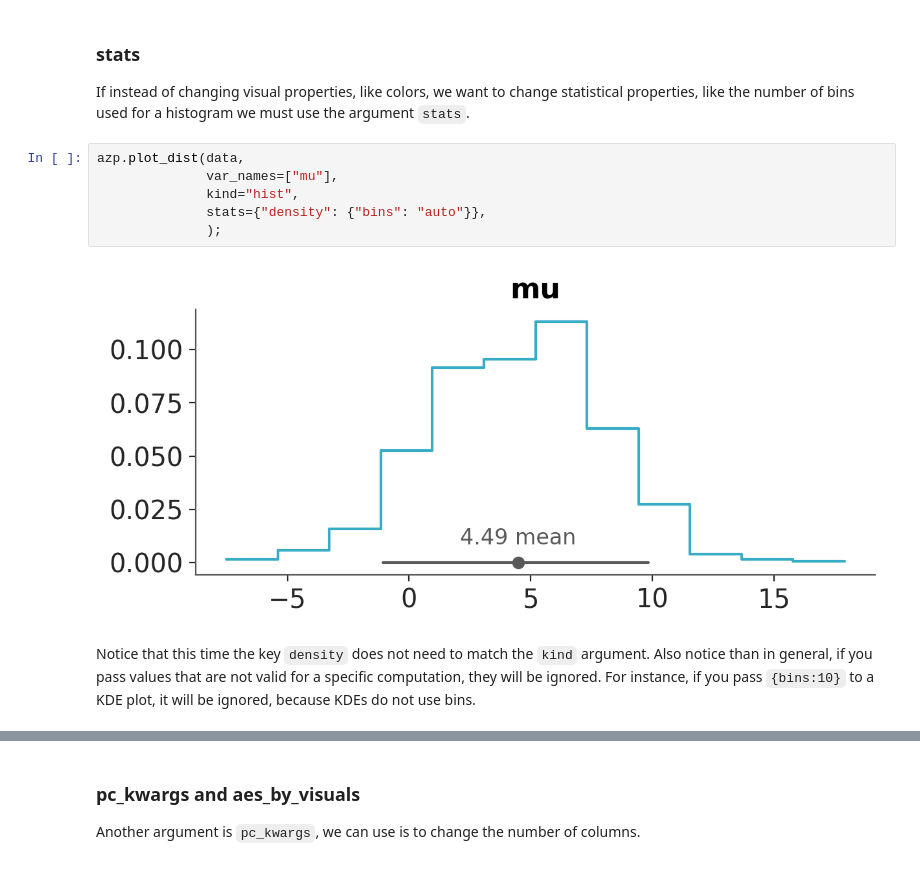
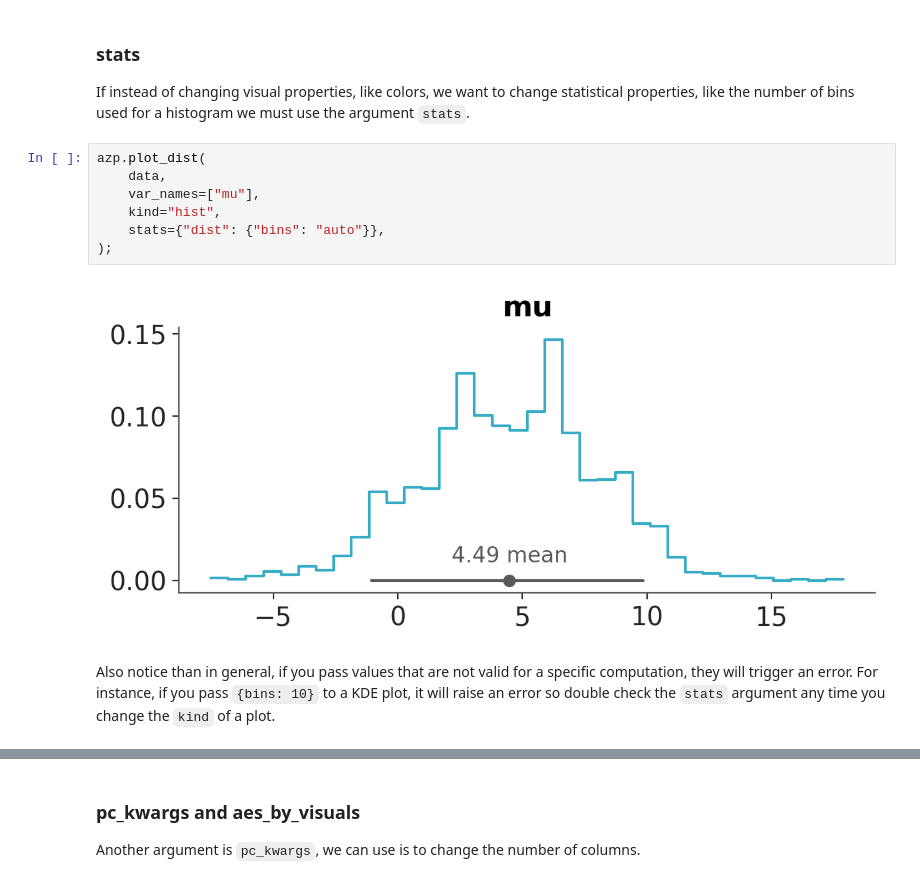
Before and after one commit to arviz-devs/arviz-plots, a Jupyter notebook: docs/source/tutorials/overview.ipynb, the cells around one changed output, grey strips where cells are left out. Cells and saved outputs as stored; diff of their text form.

```diff
--- a/docs/source/tutorials/overview.ipynb
+++ b/docs/source/tutorials/overview.ipynb
@@ -284,12 +289,13 @@ A note on `"remove_axis"`: Internally, there's a function that can remove the x-
 
 If instead of changing visual properties, like colors, we want to change statistical properties, like the number of bins used for a histogram we must use the argument `stats`.
 # %%
-azp.plot_dist(data,
-              var_names=["mu"],
-              kind="hist",
-              stats={"density": {"bins": "auto"}},
-              );
+azp.plot_dist(
+    data,
+    var_names=["mu"],
+    kind="hist",
+    stats={"dist": {"bins": "auto"}},
+);
 # %% [output]
-[figure, old version]
+[figure, new version]
 # %% [markdown]
-Notice that this time the key `density` does not need to match the `kind` argument. Also notice than in general, if you pass values that are not valid for a specific computation, they will be ignored. For instance, if you pass `{bins:10}` to a KDE plot, it will be ignored, because KDEs do not use bins.
+Also notice than in general, if you pass values that are not valid for a specific computation, they will trigger an error. For instance, if you pass `{bins: 10}` to a KDE plot, it will raise an error so double check the `stats` argument any time you change the `kind` of a plot.
```
Also changed, not shown: parts of 28 cells of this notebook, 3 other files.
